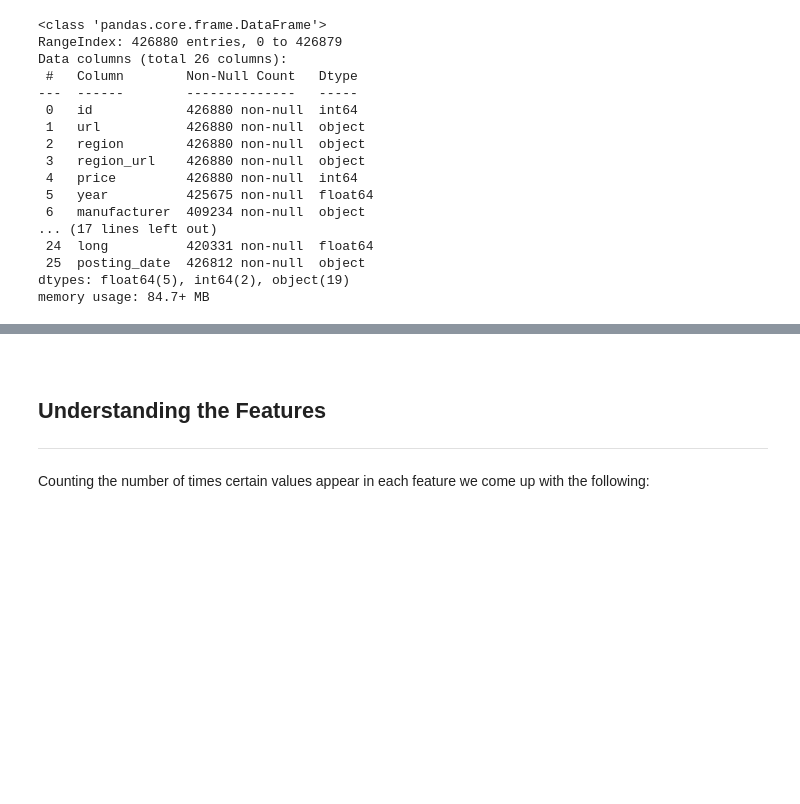
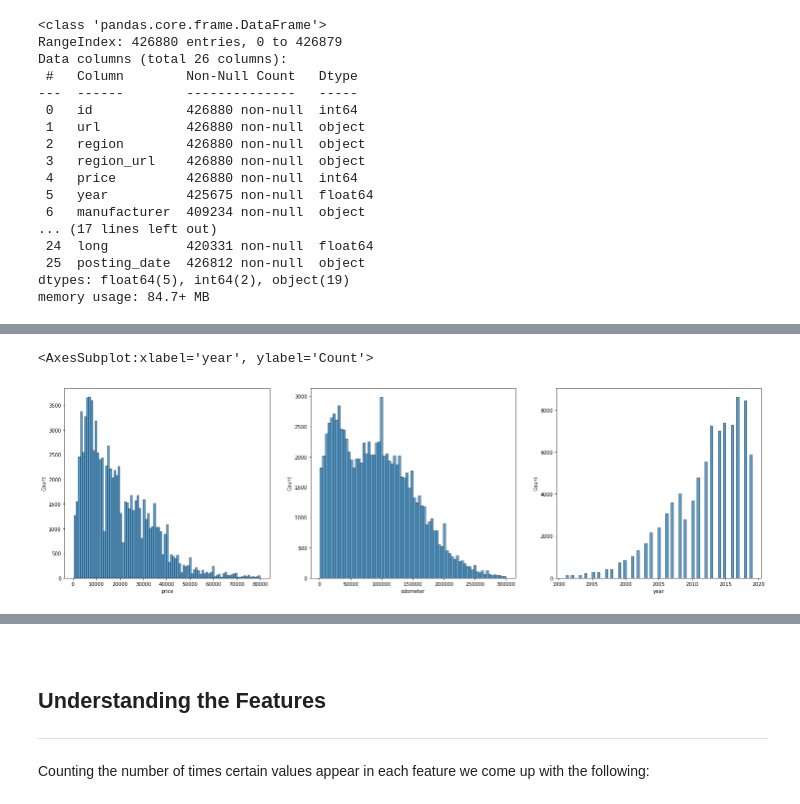
Before and after one commit to ryanirl/data-analysis-projects, a Jupyter notebook: craigslist_price_prediction/cleaning_data.ipynb, the cells around one changed output, grey strips where cells are left out. Saved outputs shown, nothing was run; the diff lists cells and outputs as text; code cells hidden in the pictures; blank space fills up the shorter version.

```diff
--- a/craigslist_price_prediction/cleaning_data.ipynb
+++ b/craigslist_price_prediction/cleaning_data.ipynb
@@ -85,0 +78,17 @@ memory usage: 84.7+ MB
+# %%
+fig, axes = plt.subplots(1, 3, figsize=(25,7))
+
+sample = df[['price', 'year', 'transmission', 'fuel', 'type', 'drive', 'manufacturer', 'title_status', 'odometer']].sample(100000)
+
+sample.price = sample.price[sample.price < 80000][sample.price > 500]
+sample.odometer = sample.odometer[sample.odometer < 300000][sample.odometer > 1000]
+sample.year = sample.year[sample.year < 2020][sample.year > 1990]
+
+numeric_sample = sample[['price', 'odometer', 'year']]
+
+sb.histplot(sample.price, ax = axes[0])
+sb.histplot(sample.odometer, ax = axes[1])
+sb.histplot(sample.year, ax = axes[2])
+# %% [output]
+<AxesSubplot:xlabel='year', ylabel='Count'>
+[figure, added]
```
Also changed, not shown: parts of 32 cells of this notebook.
